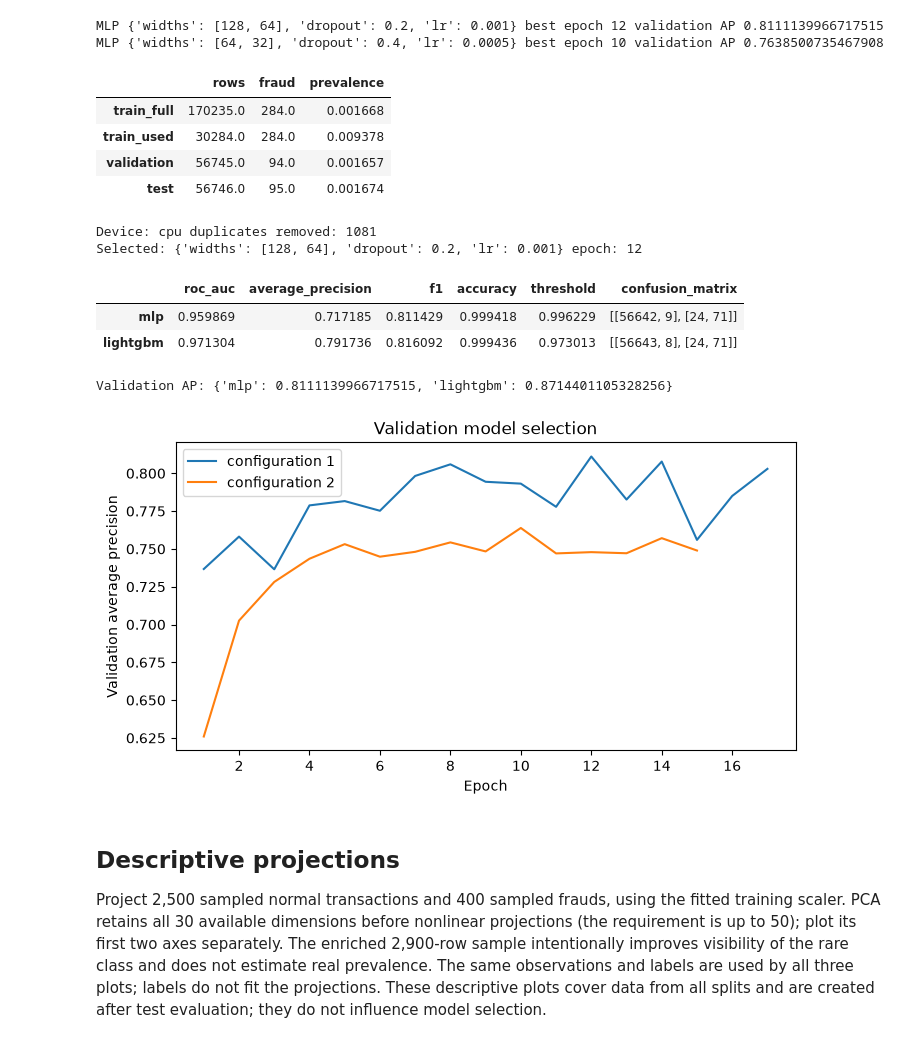
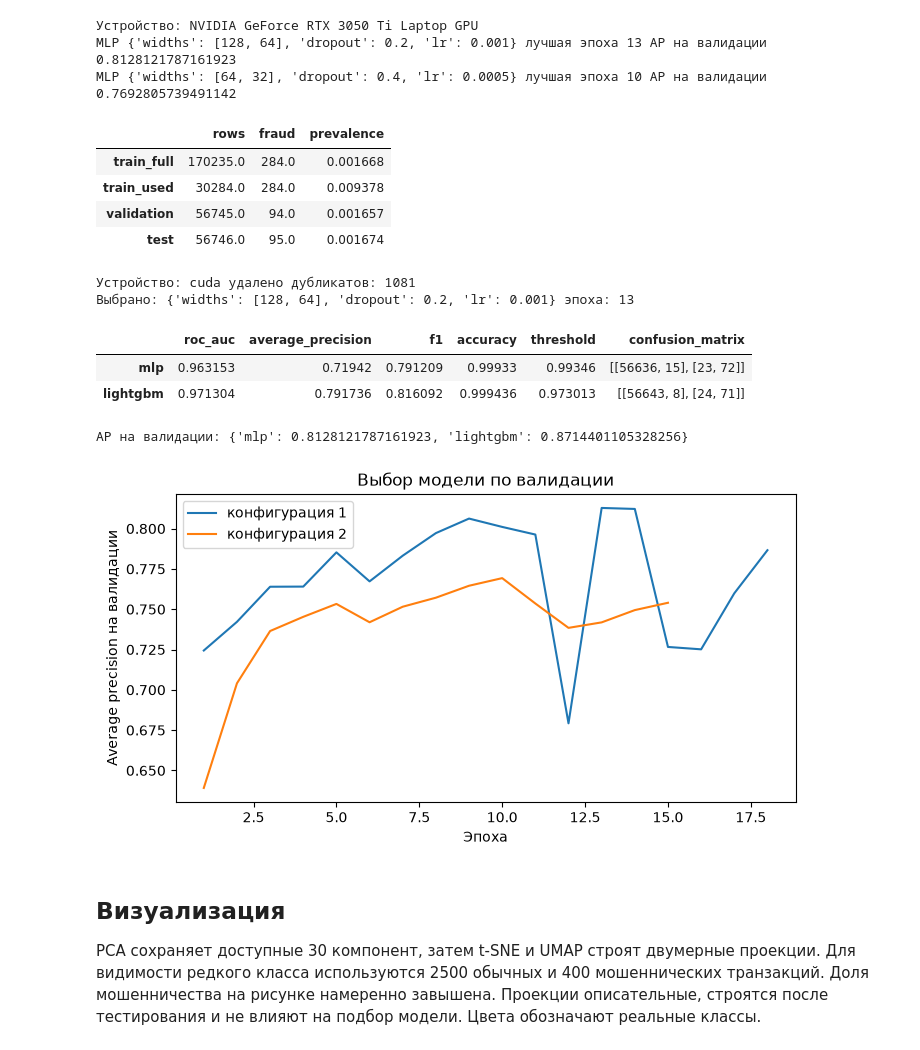
Before and after one commit to DJsivo/prod_me, a Jupyter notebook: notebooks/neural_fraud_detection.ipynb, the cells around one changed output. Saved outputs shown, nothing was run; the diff lists cells and outputs as text; code cells hidden in the pictures.

Commit message:
Run fraud detection on CUDA and translate notebook into Russian

```diff
--- a/notebooks/neural_fraud_detection.ipynb
+++ b/notebooks/neural_fraud_detection.ipynb
@@ -36,37 +34,38 @@ Train two MLPs with BatchNorm, ReLU, Dropout, Adam and BCEWithLogitsLoss weighte
 # %%
 data, preprocessing, features, report = run()
 display(pd.DataFrame(report['split']).T)
-print('Device:', report['device'], 'duplicates removed:', report['duplicates_removed'])
-print('Selected:', report['selected_config'], 'epoch:', report['best_epoch'])
+print('Устройство:', report['device'], 'удалено дубликатов:', report['duplicates_removed'])
+print('Выбрано:', report['selected_config'], 'эпоха:', report['best_epoch'])
 display(pd.DataFrame(report['test']).T)
-print('Validation AP:', report['validation_ap'])
+print('AP на валидации:', report['validation_ap'])
 # %% [output]
-MLP {'widths': [128, 64], 'dropout': 0.2, 'lr': 0.001} best epoch 12 validation AP 0.8111139966717515
-MLP {'widths': [64, 32], 'dropout': 0.4, 'lr': 0.0005} best epoch 10 validation AP 0.7638500735467908
+Устройство: NVIDIA GeForce RTX 3050 Ti Laptop GPU
+MLP {'widths': [128, 64], 'dropout': 0.2, 'lr': 0.001} лучшая эпоха 13 AP на валидации 0.8128121787161923
+MLP {'widths': [64, 32], 'dropout': 0.4, 'lr': 0.0005} лучшая эпоха 10 AP на валидации 0.7692805739491142
 |  | rows | fraud | prevalence |
 | train_full | 170235.0 | 284.0 | 0.001668 |
 | train_used | 30284.0 | 284.0 | 0.009378 |
 | validation | 56745.0 | 94.0 | 0.001657 |
 | test | 56746.0 | 95.0 | 0.001674 |
-Device: cpu duplicates removed: 1081
-Selected: {'widths': [128, 64], 'dropout': 0.2, 'lr': 0.001} epoch: 12
+Устройство: cuda удалено дубликатов: 1081
+Выбрано: {'widths': [128, 64], 'dropout': 0.2, 'lr': 0.001} эпоха: 13
 |  | roc_auc | average_precision | f1 | accuracy | threshold | confusion_matrix |
-| mlp | 0.959869 | 0.717185 | 0.811429 | 0.999418 | 0.996229 | [[56642, 9], [24, 71]] |
+| mlp | 0.963153 | 0.71942 | 0.791209 | 0.99933 | 0.99346 | [[56636, 15], [23, 72]] |
 | lightgbm | 0.971304 | 0.791736 | 0.816092 | 0.999436 | 0.973013 | [[56643, 8], [24, 71]] |
-Validation AP: {'mlp': 0.8111139966717515, 'lightgbm': 0.8714401105328256}
+AP на валидации: {'mlp': 0.8128121787161923, 'lightgbm': 0.8714401105328256}
 # %%
 import matplotlib.pyplot as plt
 fig, ax = plt.subplots(figsize=(8,4))
 for i, history in enumerate(report['histories']):
-    ax.plot([r['epoch'] for r in history], [r['validation_ap'] for r in history], label=f'configuration {i+1}')
-ax.set(xlabel='Epoch', ylabel='Validation average precision', title='Validation model selection')
+    ax.plot([r['epoch'] for r in history], [r['validation_ap'] for r in history], label=f'конфигурация {i+1}')
+ax.set(xlabel='Эпоха', ylabel='Average precision на валидации', title='Выбор модели по валидации')
 ax.legend(); plt.show()
 # %% [output]
-[figure, old version]
+[figure, new version]
-# %% [markdown]
-## Descriptive projections
-
-Project 2,500 sampled normal transactions and 400 sampled frauds, using the fitted training scaler. PCA retains all 30 available dimensions before nonlinear projections (the requirement is up to 50); plot its first two axes separately. The enriched 2,900-row sample intentionally improves visibility of the rare class and does not estimate real prevalence. The same observations and labels are used by all three plots; labels do not fit the projections. These descriptive plots cover data from all splits and are created after test evaluation; they do not influence model selection.
+# %% [markdown]
+## Визуализация
+
+PCA сохраняет доступные 30 компонент, затем t-SNE и UMAP строят двумерные проекции. Для видимости редкого класса используются 2500 обычных и 400 мошеннических транзакций. Доля мошенничества на рисунке намеренно завышена. Проекции описательные, строятся после тестирования и не влияют на подбор модели. Цвета обозначают реальные классы.
 # %%
 projections(data, preprocessing, features)
 # %% [output]
```
Also changed, not shown: parts of 8 cells of this notebook, 7 other files.
